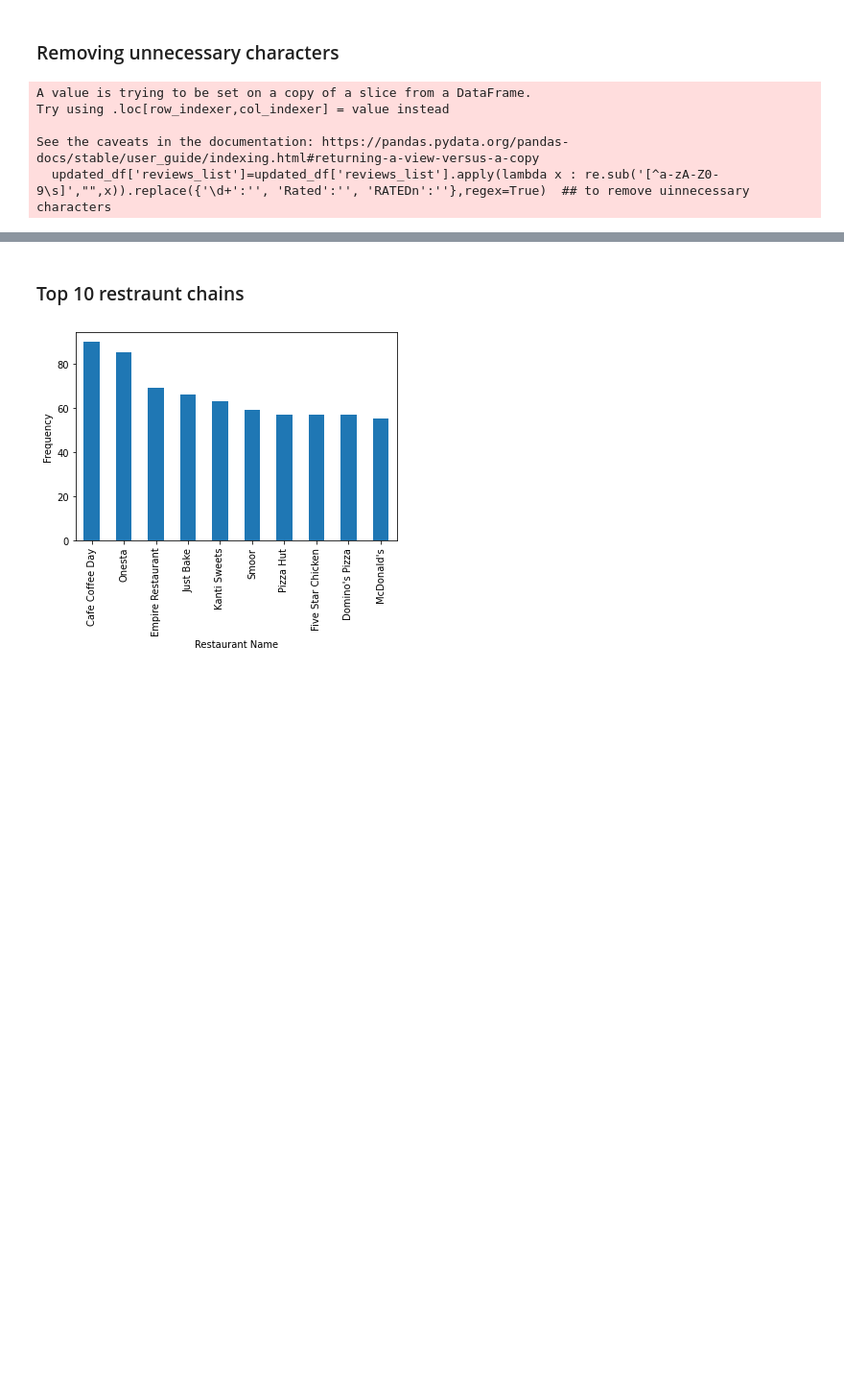
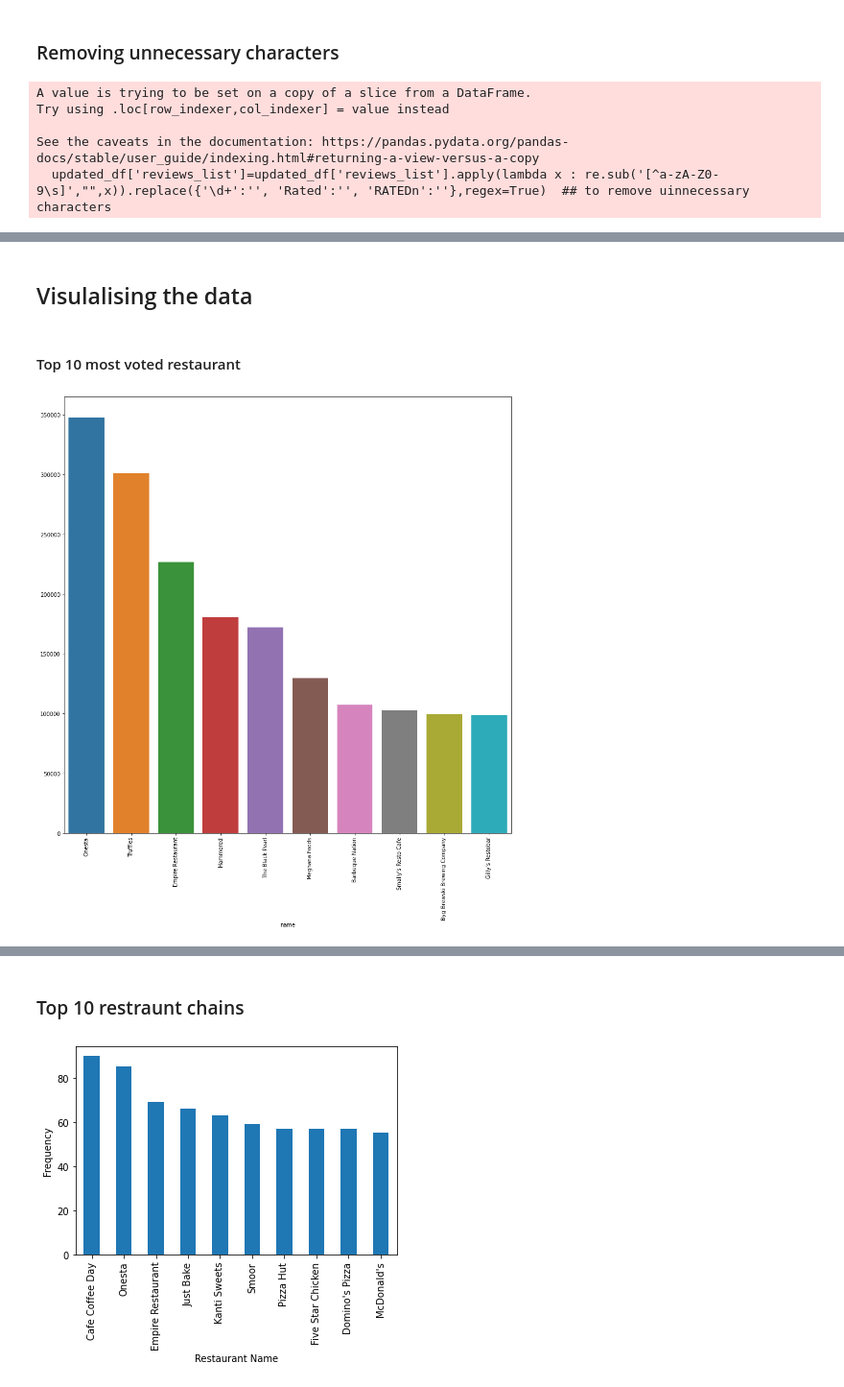
Before and after one commit to samrat-mitra-48/zomato-analysis, a Jupyter notebook: zomato.ipynb, the cells around one changed output, grey strips where cells are left out. Shown: that part at 96% size. Saved outputs shown, nothing was run; the diff lists cells and outputs as text; code cells hidden in the pictures; blank space fills up the shorter version.

```diff
--- a/zomato.ipynb
+++ b/zomato.ipynb
@@ -609,0 +493,14 @@ See the caveats in the documentation: https://pandas.pydata.org/pandas-docs/stab
+# %% [markdown]
+## Visulalising the data
+# %% [markdown]
+#### Top 10 most voted restaurant
+# %%
+most_voted_restaurant=updated_df.groupby(['name'])['votes'].sum().sort_values(ascending=False)[:10]
+# %%
+
+plt.figure(figsize=(15,15))
+sns.barplot(x=most_voted_restaurant.index, y=most_voted_restaurant.values)
+plt.xticks(rotation=90)
+plt.show()
+# %% [output]
+[figure, added]
```
Also changed, not shown: parts of 124 cells of this notebook.
